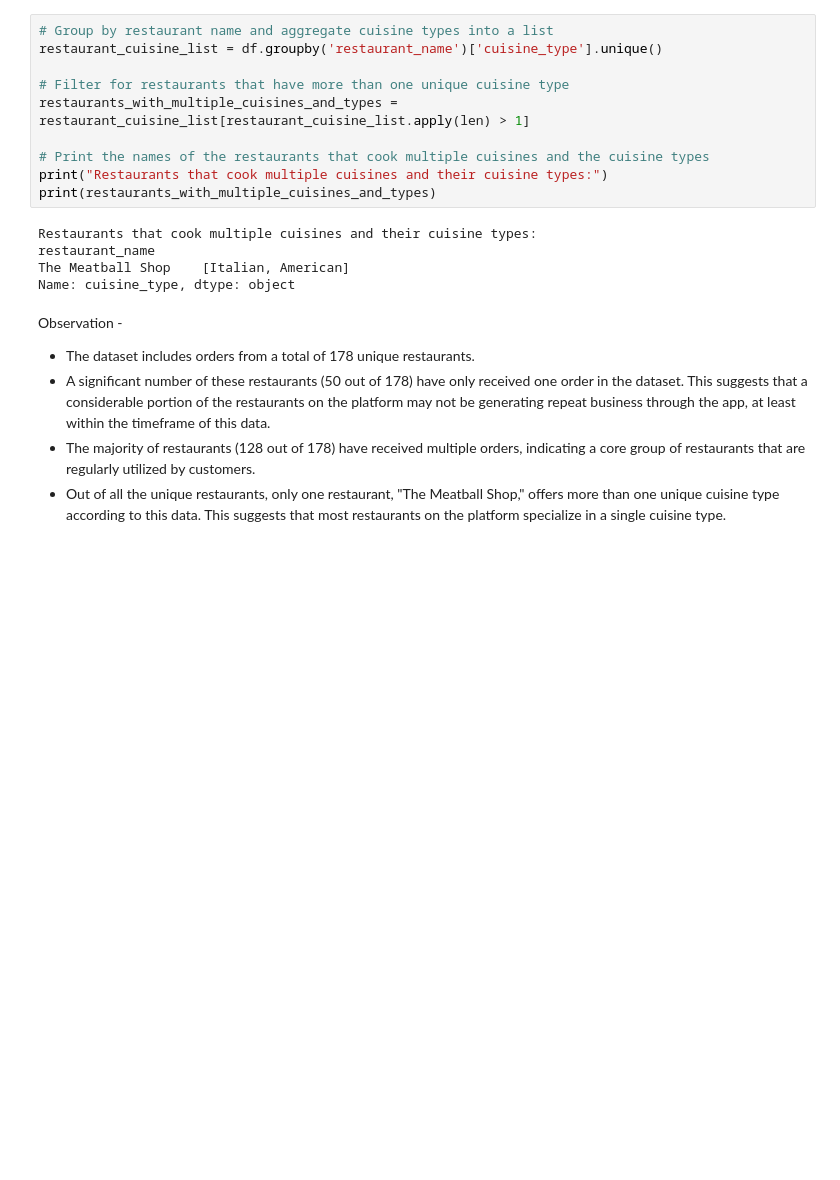
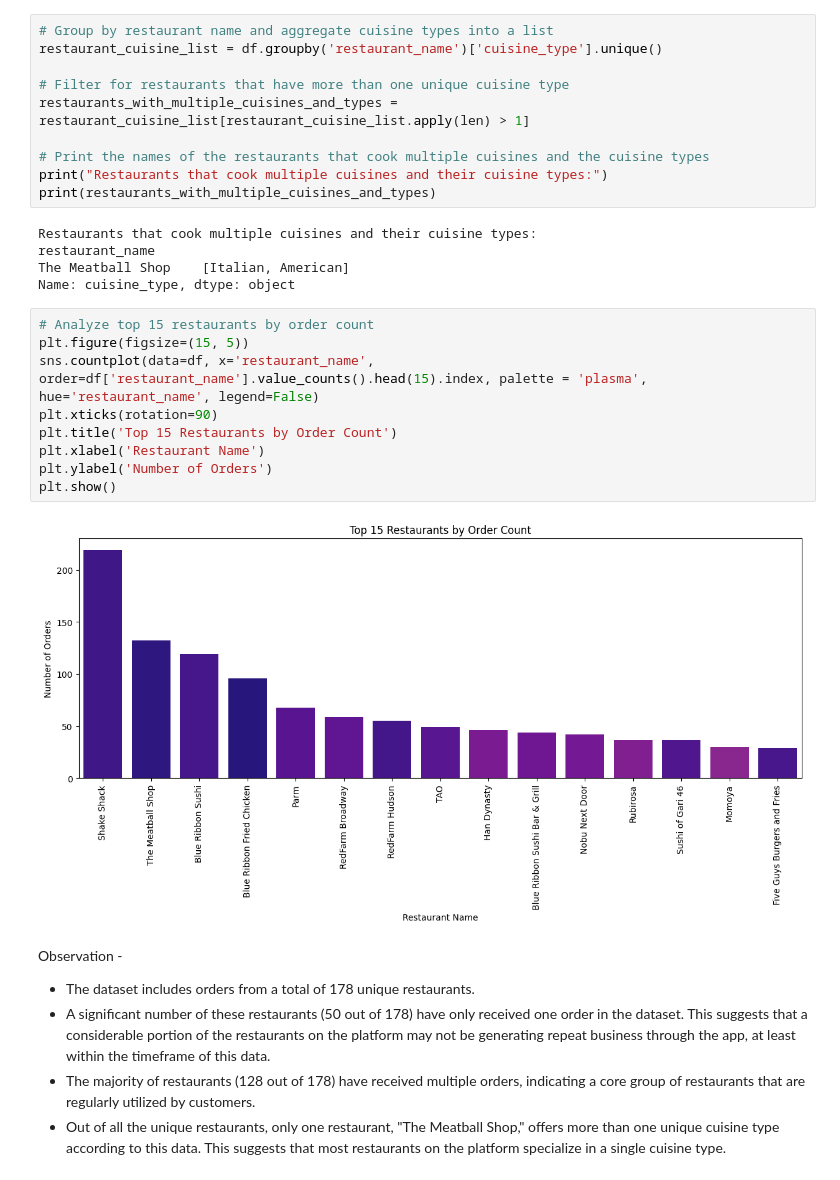
Before and after one commit to RashmiJK/PGP-AIML-FoodHub-EDA, a Jupyter notebook: Learner_Notebook_LC.ipynb, the cells around one changed output. Saved outputs shown, nothing was run; the diff lists cells and outputs as text; blank space fills up the shorter version.

```diff
--- a/Learner_Notebook_LC.ipynb
+++ b/Learner_Notebook_LC.ipynb
@@ -276,6 +276,17 @@ Restaurants that cook multiple cuisines and their cuisine types:
 restaurant_name
 The Meatball Shop    [Italian, American]
 Name: cuisine_type, dtype: object
+# %%
+# Analyze top 15 restaurants by order count
+plt.figure(figsize=(15, 5))
+sns.countplot(data=df, x='restaurant_name', order=df['restaurant_name'].value_counts().head(15).index, palette = 'plasma', hue='restaurant_name', legend=False)
+plt.xticks(rotation=90)
+plt.title('Top 15 Restaurants by Order Count')
+plt.xlabel('Restaurant Name')
+plt.ylabel('Number of Orders')
+plt.show()
+# %% [output]
+[figure, added]
 # %% [markdown]
 Observation -
 * The dataset includes orders from a total of 178 unique restaurants.
```
Also changed, not shown: parts of 3 cells of this notebook.
